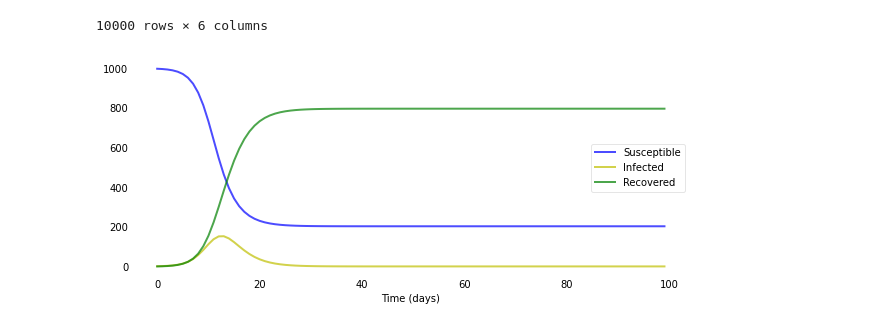
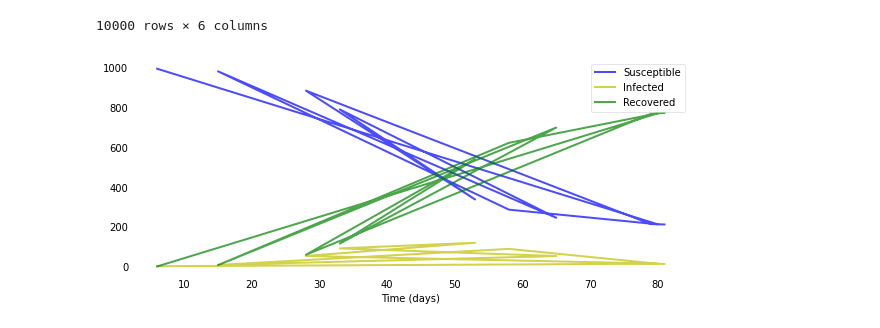
Before and after one commit to dharma610/Neural-network-model-for-compartmenral-model-SIR-and-SEIR-, a Jupyter notebook: project.ipynb, the cells around one changed output. Cells and saved outputs as stored; diff of their text form; code cells hidden in the pictures.

```diff
--- a/project.ipynb
+++ b/project.ipynb
@@ -356,23 +325,6 @@ print('Accuracy: %.2f' % (accuracy*100))
 # %% [output]
 2000/2000 [==============================] - 0s 20us/step
 Accuracy: 99.90
-# %%
-def plotsir(t, S, I, R):
-  f, ax = plt.subplots(1,1,figsize=(10,4))
-  ax.plot(t, S, 'b', alpha=0.7, linewidth=2, label='Susceptible')
-  ax.plot(t, I, 'y', alpha=0.7, linewidth=2, label='Infected')
-  ax.plot(t, R, 'g', alpha=0.7, linewidth=2, label='Recovered')
-
-  ax.set_xlabel('Time (days)')
-
-  ax.yaxis.set_tick_params(length=0)
-  ax.xaxis.set_tick_params(length=0)
-  ax.grid(b=True, which='major', c='w', lw=2, ls='-')
-  legend = ax.legend()
-  legend.get_frame().set_alpha(0.5)
-  for spine in ('top', 'right', 'bottom', 'left'):
-      ax.spines[spine].set_visible(False)
-  plt.show();
 # %%
 data
 # %% [output]
@@ -455,7 +407,7 @@ for i in range(1000):
     p = p+1000
     q = q+1
   R_act.append(g)     # I is a list of 1000 elements and further each elements is a list of 10 elements
-# %%
-plotsir(t, S, I, R)
-# %% [output]
-[figure, removed]
+# %%
+plotsir(col_3, S_pred[0], I_pred[0], R_pred[0])  # plot of S,I,R (predicted) vs 10 random days for a particular parameter( beta and gamma)
+# %% [output]
+[figure, added]
```
Also changed, not shown: parts of 2 cells of this notebook.
